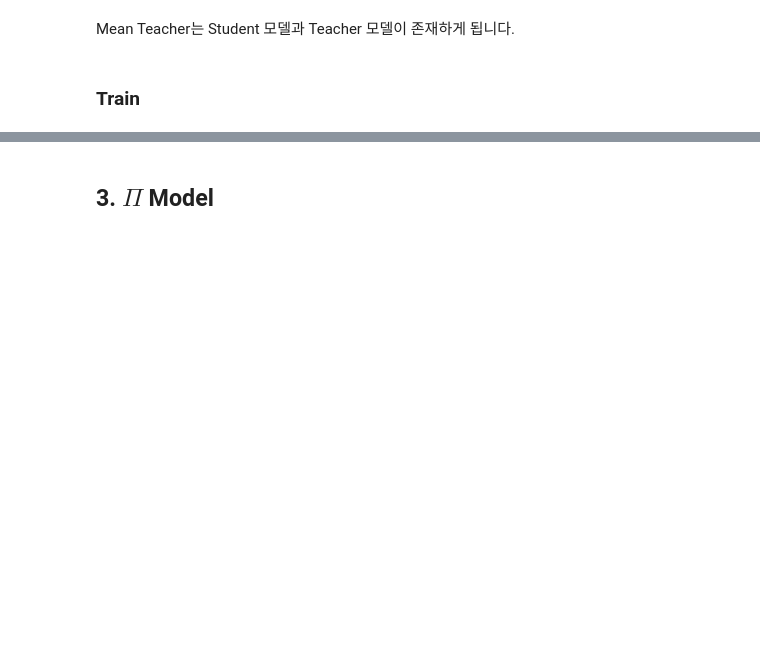
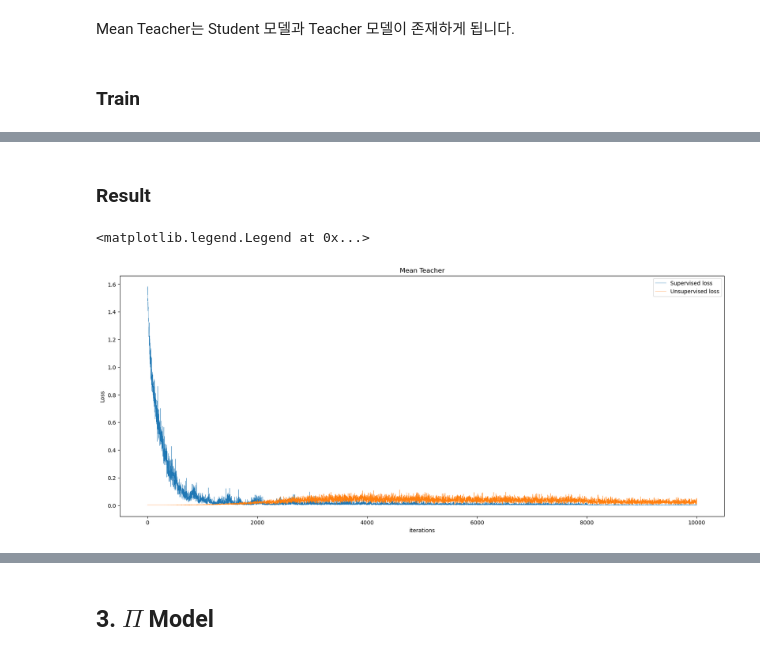
Before and after one commit to yunkio/SSL_Tutorial, a Jupyter notebook: Tutorial.ipynb, the cells around one changed output, grey strips where cells are left out. Saved outputs shown, nothing was run; the diff lists cells and outputs as text; code cells hidden in the pictures; blank space fills up the shorter version.

```diff
--- a/Tutorial.ipynb
+++ b/Tutorial.ipynb
@@ -537,4 +577,4 @@ ssl_obj = MT(t_model, alg_cfg["ema_factor"])
 # %% [markdown]
 ### Train
 # %%
-MT_cls_loss_list, MT_ssl_loss_list, MT_loss_list, MT_val_acc_list, MT_test_acc = train_ssl(l_loader, u_loader, val_loader, test_loader, ssl_obj, optimizer, shared_config, alg_cfg)
+MT_cls_loss_list, MT_ssl_loss_list, MT_loss_list, MT_val_acc_list, MT_test_acc = train_ssl(l_loader, u_loader, val_loader, test_loader, ssl_obj, optimizer, shared_config, alg_cfg, args)
@@ -540,0 +599,13 @@ MT_cls_loss_list, MT_ssl_loss_list, MT_loss_list, MT_val_acc_list, MT_test_acc =
+# %% [markdown]
+### Result
+# %%
+plt.figure(figsize=(20,8))
+plt.title("Mean Teacher")
+plt.ylabel('Loss')
+plt.xlabel('iterations')
+plt.plot(list(map(float, MT_cls_loss_list)), linewidth=0.4, label='Supervised loss')
+plt.plot(list(map(float, MT_ssl_loss_list)), linewidth=0.4, label='Unsupervised loss')
+plt.legend()
+# %% [output]
+<matplotlib.legend.Legend at 0x...>
+[figure, added]
```
Also changed, not shown: parts of 39 cells of this notebook, 1 other file.
